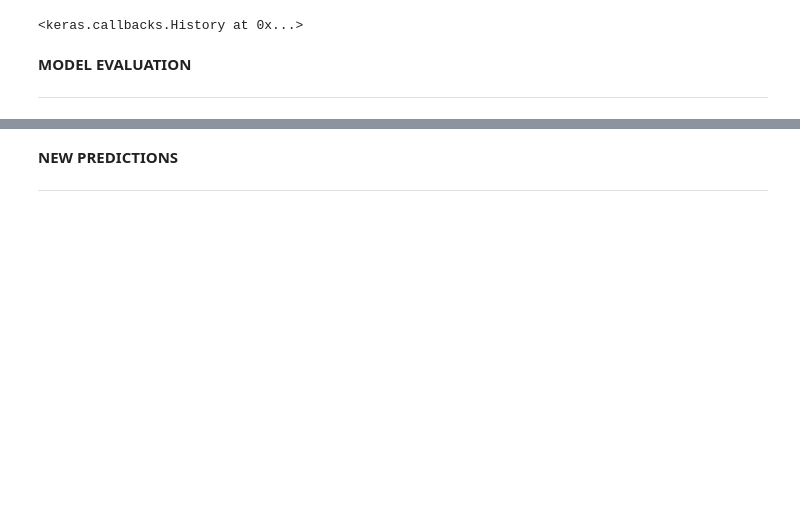
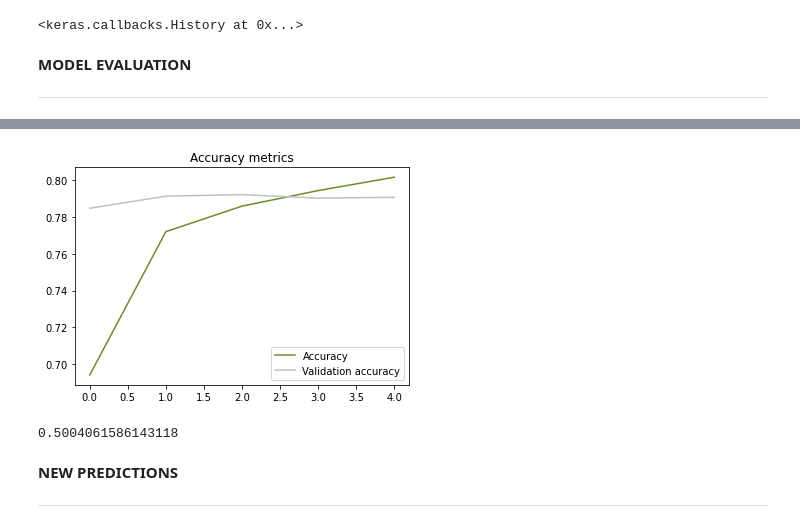
Before and after one commit to Skarlet0x/SentimentAnalysis, a Jupyter notebook: sentiment_analysis.ipynb, the cells around one changed output, grey strips where cells are left out. Cells and saved outputs as stored; diff of their text form; code cells hidden in the pictures; blank space fills up the shorter version.

```diff
--- a/sentiment_analysis.ipynb
+++ b/sentiment_analysis.ipynb
@@ -518,12 +463,19 @@ plt.show()
 # %%
-plt.plot(cnn.history["accuracy"], label="Accuracy")
-plt.plot(cnn.history["val_accuracy"], label="Validation accuracy")
+plt.plot(cnn.history.history["accuracy"], label="Accuracy", color=colors[0])
+plt.plot(cnn.history.history["val_accuracy"], label="Validation accuracy", color=colors[1])
+plt.title("Accuracy metrics")
 plt.legend()
 plt.show()
+# %% [output]
+[figure, added]
 # %%
+from sklearn.metrics import accuracy_score
+
 y_pred = cnn.predict(X_test)
 
-print(classification_report(y_test, y_pred))
+print(accuracy_score(y_test.astype('int'), y_pred.astype('int')))
+# %% [output]
+0.5004061586143118
 # %% [markdown]
 **NEW PREDICTIONS**
 
```
Also changed, not shown: parts of 35 cells of this notebook.
